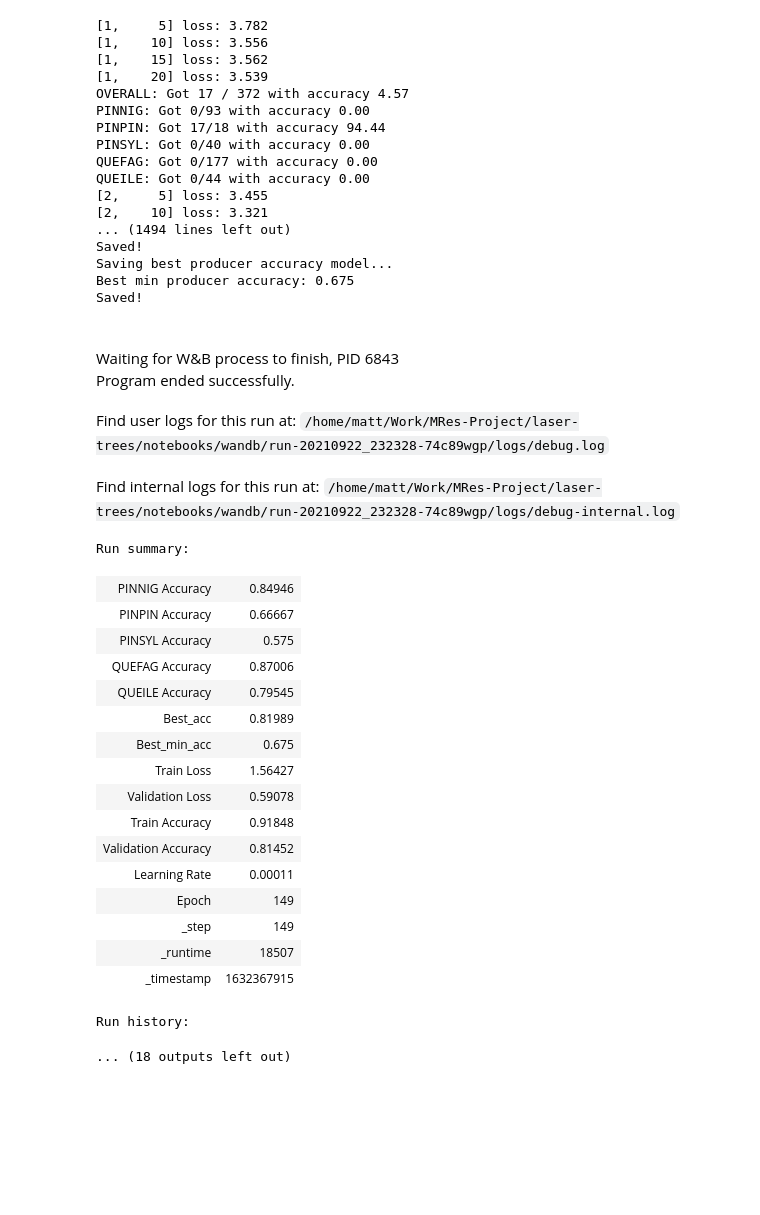
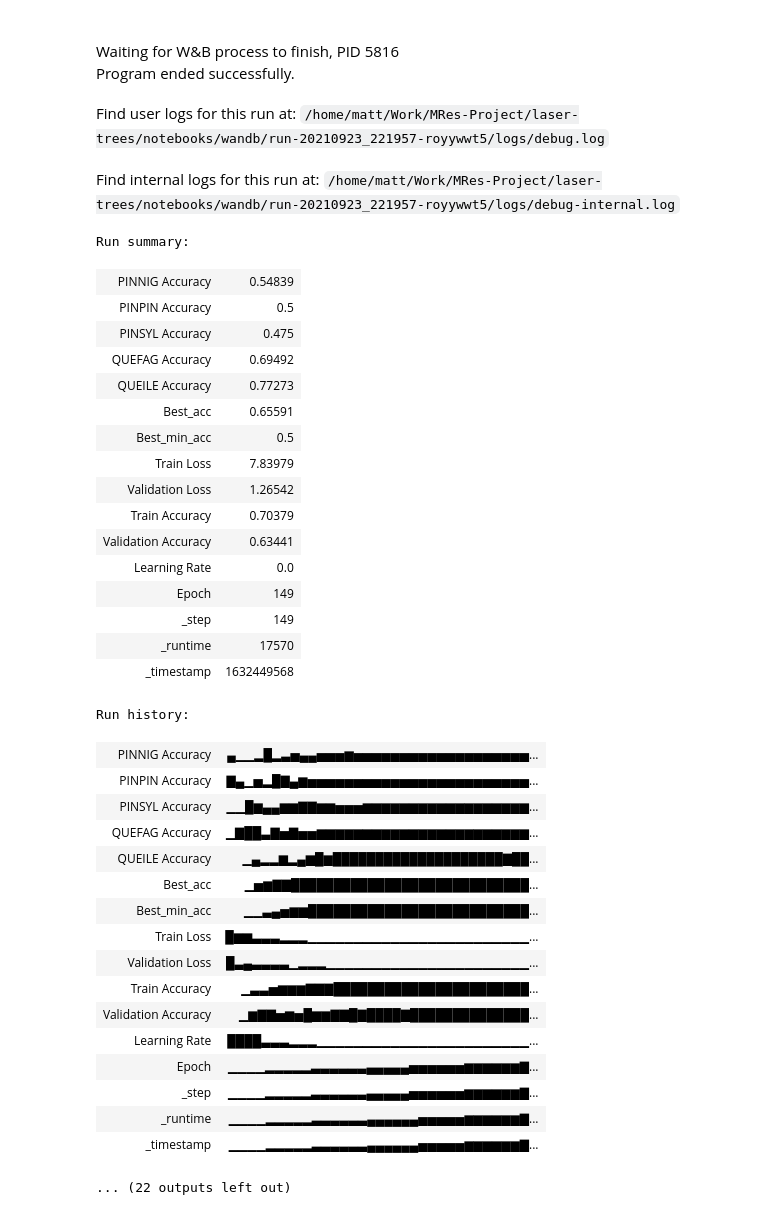
Before and after one commit to mataln/laser-trees, a Jupyter notebook: notebooks/bayes.ipynb, the cells around one changed output. Cells and saved outputs as stored; diff of their text form; code cells hidden in the pictures; blank space fills up the shorter version.

```diff
--- a/notebooks/bayes.ipynb
+++ b/notebooks/bayes.ipynb
@@ -108,6 +108,7 @@ def interface_to_train():
     return
 # %%
 #sweep_id = wandb.sweep(sweep_config, project='laser-trees-bayes')
+sweep_id = 'gf6k72md'
 
 count = 3
 wandb.agent(sweep_id, project='laser-trees-bayes', function=interface_to_train, count=count)
@@ -159,40 +173,39 @@ Using step LR scheduler...
-[1,     5] loss: 3.782
-[1,    10] loss: 3.556
-[1,    15] loss: 3.562
-[1,    20] loss: 3.539
-OVERALL: Got 17 / 372 with accuracy 4.57
-PINNIG: Got 0/93 with accuracy 0.00
-PINPIN: Got 17/18 with accuracy 94.44
-PINSYL: Got 0/40 with accuracy 0.00
-QUEFAG: Got 0/177 with accuracy 0.00
-QUEILE: Got 0/44 with accuracy 0.00
-[2,     5] loss: 3.455
-[2,    10] loss: 3.321
-... (1494 lines left out)
-Saved!
-Saving best producer accuracy model...
-Best min producer accuracy: 0.675
-Saved!
-Waiting for W&B process to finish, PID 6843
+Waiting for W&B process to finish, PID 5816
 Program ended successfully.
-Find user logs for this run at: /home/matt/Work/MRes-Project/laser-trees/notebooks/wandb/run-20210922_232328-74c89wgp/logs/debug.log
+Find user logs for this run at: /home/matt/Work/MRes-Project/laser-trees/notebooks/wandb/run-20210923_221957-royywwt5/logs/debug.log
-Find internal logs for this run at: /home/matt/Work/MRes-Project/laser-trees/notebooks/wandb/run-20210922_232328-74c89wgp/logs/debug-internal.log
+Find internal logs for this run at: /home/matt/Work/MRes-Project/laser-trees/notebooks/wandb/run-20210923_221957-royywwt5/logs/debug-internal.log
+Run summary:
+| PINNIG Accuracy | 0.54839 |
+| PINPIN Accuracy | 0.5 |
+| PINSYL Accuracy | 0.475 |
+| QUEFAG Accuracy | 0.69492 |
+| QUEILE Accuracy | 0.77273 |
+| Best_acc | 0.65591 |
+| Best_min_acc | 0.5 |
+| Train Loss | 7.83979 |
+| Validation Loss | 1.26542 |
+| Train Accuracy | 0.70379 |
+| Validation Accuracy | 0.63441 |
+| Learning Rate | 0.0 |
+| Epoch | 149 |
+| _step | 149 |
+| _runtime | 17570 |
+| _timestamp | 1632449568 |
-Run summary:
+Run history:
-| PINNIG Accuracy | 0.84946 |
-| PINPIN Accuracy | 0.66667 |
-| PINSYL Accuracy | 0.575 |
-| QUEFAG Accuracy | 0.87006 |
-| QUEILE Accuracy | 0.79545 |
-| Best_acc | 0.81989 |
-| Best_min_acc | 0.675 |
-| Train Loss | 1.56427 |
-| Validation Loss | 0.59078 |
-| Train Accuracy | 0.91848 |
-| Validation Accuracy | 0.81452 |
-| Learning Rate | 0.00011 |
-| Epoch | 149 |
-| _step | 149 |
-| _runtime | 18507 |
-| _timestamp | 1632367915 |
+| PINNIG Accuracy | ▄▁▁▂█▂▃▅▄▄▅▅▅▆▅▅▅▅▅▅▅▅▅▅▅▅▅▅▅▅▅▅▅... |
+| PINPIN Accuracy | ▇▄▁▅▂█▇▄▆▅▅▅▅▅▅▅▅▅▅▅▅▅▅▅▅▅▅▅▅▅▅▅▅... |
+| PINSYL Accuracy | ▁▁█▆▄▄▆▆▇▇▆▆▅▅▅▆▆▆▆▆▆▆▆▆▆▆▆▆▆▆▆▆▆... |
+| QUEFAG Accuracy | ▁▇██▃▇▅▇▅▅▆▆▆▆▆▆▆▆▆▆▆▆▆▆▆▆▆▆▆▆▆▆▆... |
+| QUEILE Accuracy | ▁▄▂▂▆▂▄▆█▆████████████████████▇██... |
+| Best_acc | ▁▅▆▇▇████████████████████████████... |
+| Best_min_acc | ▁▁▃▄▅▆▆██████████████████████████... |
+| Train Loss | █▆▆▃▃▃▂▂▂▁▁▁▁▁▁▁▁▁▁▁▁▁▁▁▁▁▁▁▁▁▁▁▁... |
+| Validation Loss | █▃▄▃▃▃▃▁▂▂▂▁▁▁▁▁▁▁▁▁▁▁▁▁▁▁▁▁▁▁▁▁▁... |
+| Train Accuracy | ▁▃▃▅▆▆▆▇▇▇███████████████████████... |
+| Validation Accuracy | ▁▆▇▇▅▆▅█▆▆▇▇█▇████▇██████████████... |
+| Learning Rate | ████▃▃▃▂▂▂▁▁▁▁▁▁▁▁▁▁▁▁▁▁▁▁▁▁▁▁▁▁▁... |
+| Epoch | ▁▁▁▁▂▂▂▂▂▃▃▃▃▃▃▄▄▄▄▄▅▅▅▅▅▅▆▆▆▆▆▆▇... |
+| _step | ▁▁▁▁▂▂▂▂▂▃▃▃▃▃▃▄▄▄▄▄▅▅▅▅▅▅▆▆▆▆▆▆▇... |
+| _runtime | ▁▁▁▁▂▂▂▂▂▃▃▃▃▃▃▄▄▄▄▄▄▅▅▅▅▅▆▆▆▆▆▆▇... |
+| _timestamp | ▁▁▁▁▂▂▂▂▂▃▃▃▃▃▃▄▄▄▄▄▄▅▅▅▅▅▆▆▆▆▆▆▇... |
-Run history:
+... (22 outputs left out)
-... (18 outputs left out)
```
Also changed, not shown: parts of 1 cell of this notebook.
